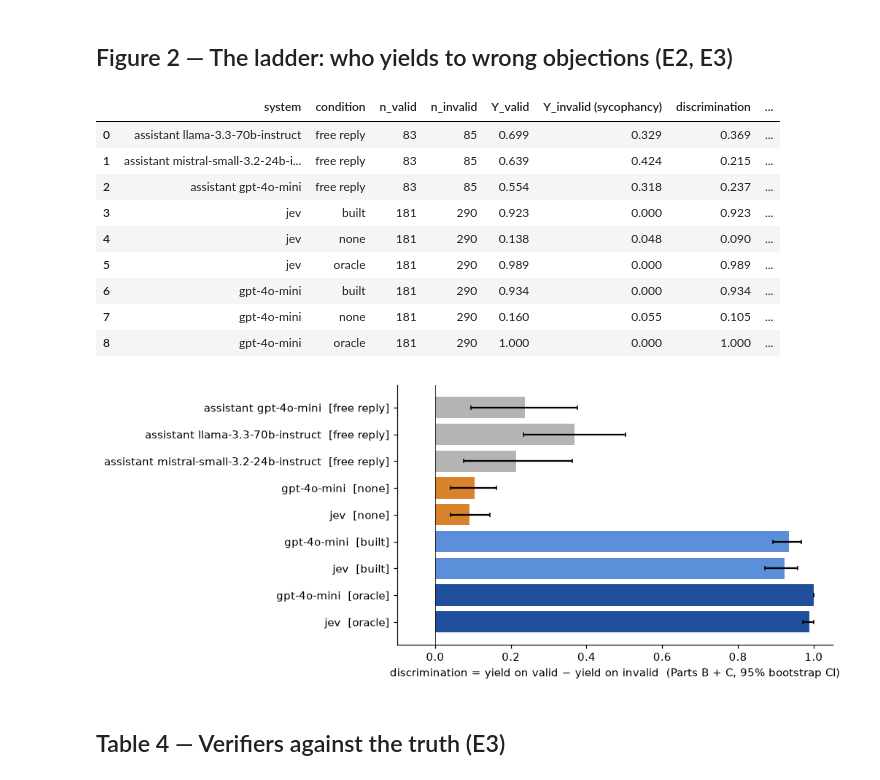
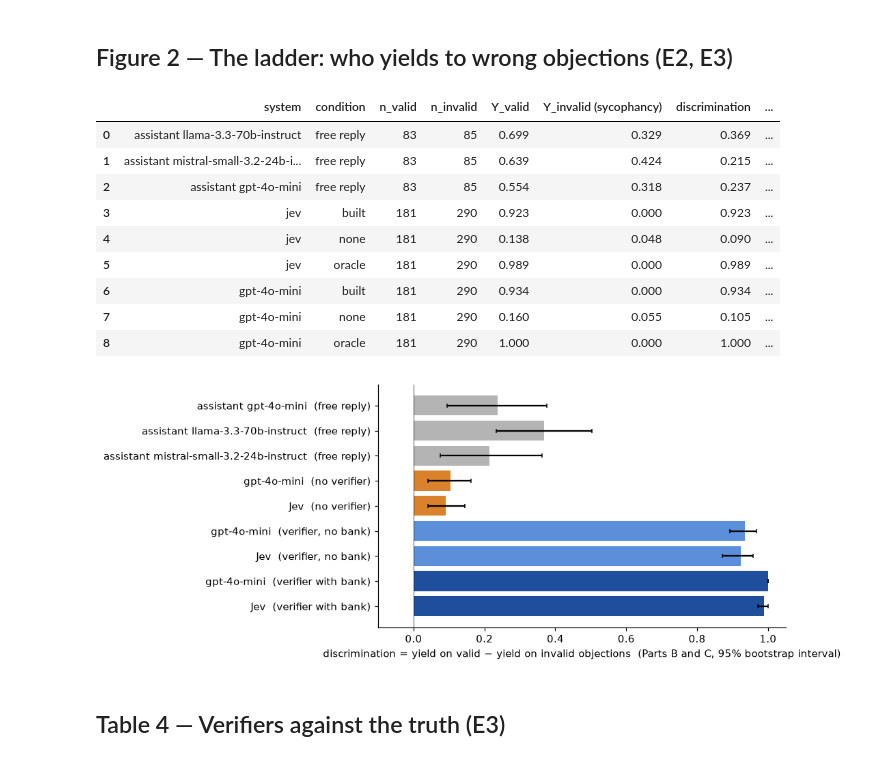
Before and after one commit to sabri-manai/xai-contestation-framework, a Jupyter notebook: results.ipynb, the cells around one changed output. Cells and saved outputs as stored; diff of their text form; code cells hidden in the pictures.

```diff
--- a/results.ipynb
+++ b/results.ipynb
@@ -10,9 +10,9 @@ from pathlib import Path
 import numpy as np, pandas as pd
 import matplotlib.pyplot as plt
 
-ROOT = Path.cwd().parent if Path.cwd().name == "paper" else Path.cwd()
+ROOT = Path.cwd()
 OUT, DATA, FIG = ROOT / "benchmark" / "outputs", ROOT / "data", ROOT / "paper" / "figures"
-FIG.mkdir(exist_ok=True)
+FIG.mkdir(parents=True, exist_ok=True)
 sys.path.insert(0, str(ROOT))
 from framework.benchmark.metrics import summarise, bootstrap_ci
 from benchmark.labels_258 import fleiss_kappa, krippendorff_alpha, COARSE
@@ -119,37 +119,37 @@ for d in (dec, asst):
 dec["role_given"] = dec.role_given.astype(str).str.lower() == "true"
 base = dec[(~dec.role_given) & (dec["repeat"].astype(int) == 0)]
 
 rows = []
 for m, g in asst.groupby("assistant"):
     s_ = summarise(g); lo, hi = bootstrap_ci(g, "discrimination", n=300)
     rows.append({"system": "assistant " + m.split("/")[-1], "condition": "free reply", **s_, "lo": lo, "hi": hi})
 for (dcd, cond), g in base.groupby(["decider", "condition"]):
     s_ = summarise(g); lo, hi = bootstrap_ci(g, "discrimination", n=300)
     rows.append({"system": dcd.split("/")[-1], "condition": cond, **s_, "lo": lo, "hi": hi})
 ladder = pd.DataFrame(rows)
 display(ladder[["system", "condition", "n_valid", "n_invalid", "Y_valid", "Y_invalid (sycophancy)", "discrimination", "surface_on_unresolvable", "mean_cost"]])
 
-order = [(r.system, r.condition) for r in ladder.itertuples()]
+SYS = {"jev": "Jev", "gpt-4o-mini": "gpt-4o-mini"}; COND = {"free reply": "free reply", "none": "no verifier", "built": "verifier, no bank", "oracle": "verifier with bank"}
 fig, ax = plt.subplots(figsize=(7, 4.2))
 labels, ys, lo, hi, cols = [], [], [], [], []
 for _, r in ladder.sort_values(["condition", "system"], key=lambda c: c.map({"free reply": 0, "none": 1, "built": 2, "oracle": 3}) if c.name == "condition" else c).iterrows():
-    labels.append(f"{r.system}  [{r.condition}]"); ys.append(r.discrimination); lo.append(r.discrimination - r.lo); hi.append(r.hi - r.discrimination)
+    labels.append(f"{SYS.get(r.system, r.system)}  ({COND.get(r.condition, r.condition)})"); ys.append(r.discrimination); lo.append(r.discrimination - r.lo); hi.append(r.hi - r.discrimination)
     cols.append(COL["assistant"] if r.condition == "free reply" else COL[r.condition])
 ax.barh(labels, ys, xerr=[lo, hi], color=cols, capsize=2)
-ax.set_xlabel("discrimination = yield on valid − yield on invalid  (Parts B + C, 95% bootstrap CI)"); ax.set_xlim(-0.1, 1.05); ax.axvline(0, color="k", lw=0.5)
+ax.set_xlabel("discrimination = yield on valid − yield on invalid objections  (Parts B and C, 95% bootstrap interval)"); ax.set_xlim(-0.1, 1.05); ax.axvline(0, color="k", lw=0.5)
 ax.invert_yaxis(); save("fig2_ladder"); plt.show()
 # %% [output]
 |  | system | condition | n_valid | n_invalid | Y_valid | Y_invalid (sycophancy) | discrimination | ... |
 | 0 | assistant llama-3.3-70b-instruct | free reply | 83 | 85 | 0.699 | 0.329 | 0.369 | ... |
 | 1 | assistant mistral-small-3.2-24b-i... | free reply | 83 | 85 | 0.639 | 0.424 | 0.215 | ... |
 | 2 | assistant gpt-4o-mini | free reply | 83 | 85 | 0.554 | 0.318 | 0.237 | ... |
 | 3 | jev | built | 181 | 290 | 0.923 | 0.000 | 0.923 | ... |
 | 4 | jev | none | 181 | 290 | 0.138 | 0.048 | 0.090 | ... |
 | 5 | jev | oracle | 181 | 290 | 0.989 | 0.000 | 0.989 | ... |
 | 6 | gpt-4o-mini | built | 181 | 290 | 0.934 | 0.000 | 0.934 | ... |
 | 7 | gpt-4o-mini | none | 181 | 290 | 0.160 | 0.055 | 0.105 | ... |
 | 8 | gpt-4o-mini | oracle | 181 | 290 | 1.000 | 0.000 | 1.000 | ... |
-[figure, old version]
+[figure, new version]
 # %% [markdown]
 ## Table 4 — Verifiers against the truth (E3)
 # %%
```
Also changed, not shown: parts of 3 cells of this notebook, 2 other files.
